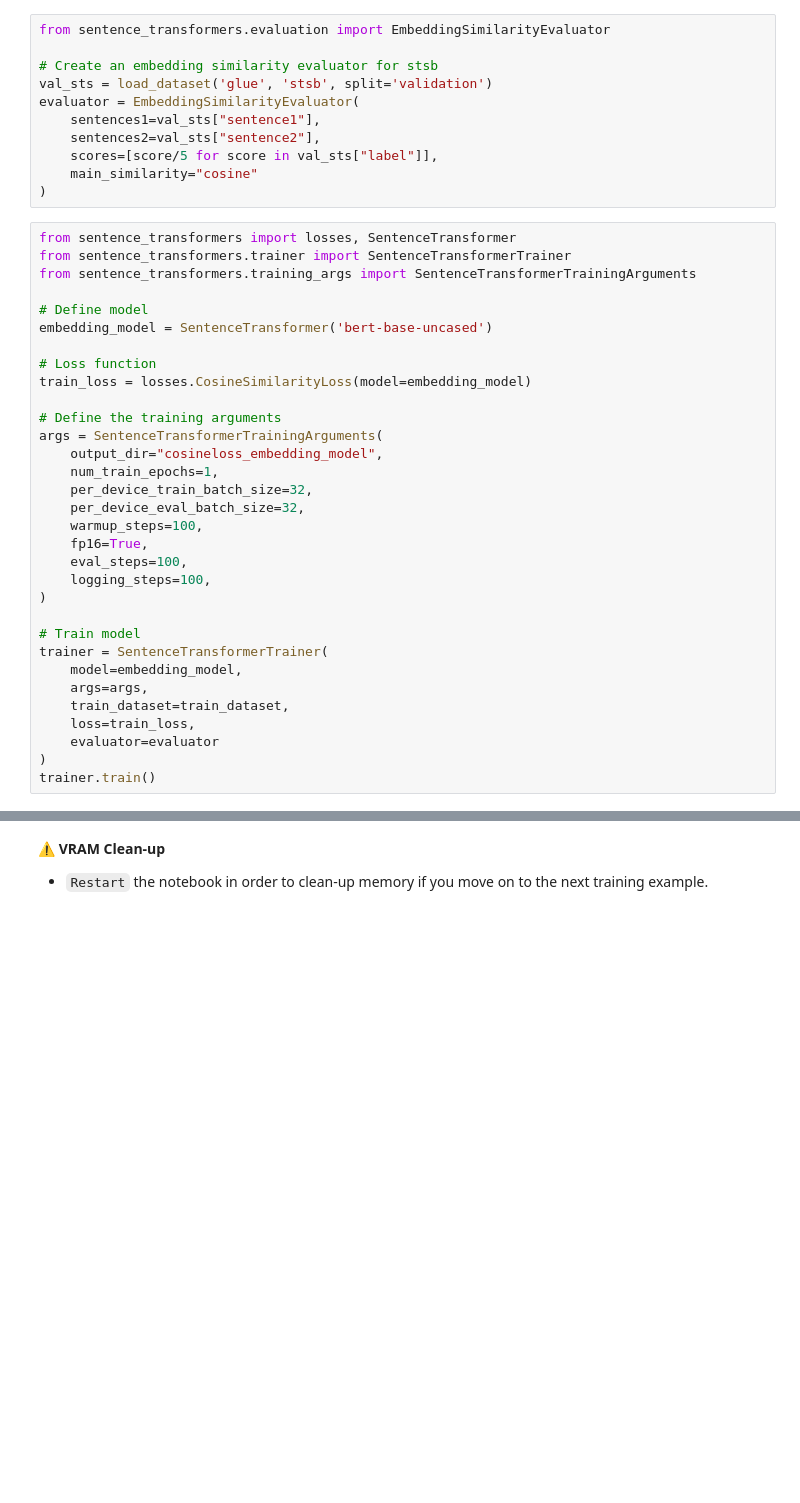
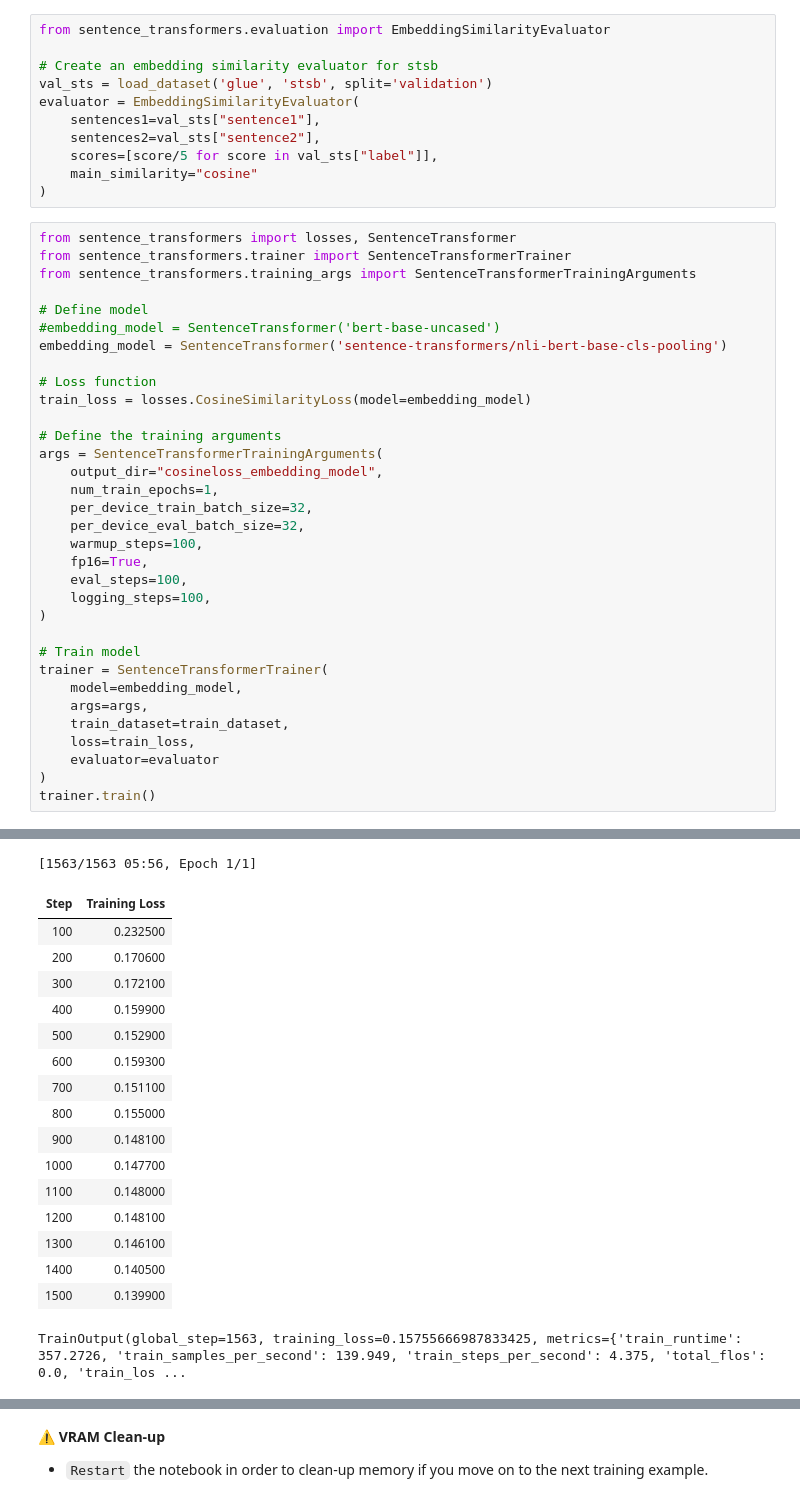
Before and after one commit to maurogatti/ExData_Plotting1, a Jupyter notebook: chapter10/Chapter 10 - Creating Text Embedding Models.ipynb, the cells around one changed output, grey strips where cells are left out. Cells and saved outputs as stored; diff of their text form; blank space fills up the shorter version.

```diff
--- a/chapter10/Chapter 10 - Creating Text Embedding Models.ipynb
+++ b/chapter10/Chapter 10 - Creating Text Embedding Models.ipynb
@@ -183,7 +218,8 @@ from sentence_transformers.trainer import SentenceTransformerTrainer
 from sentence_transformers.training_args import SentenceTransformerTrainingArguments
 
 # Define model
-embedding_model = SentenceTransformer('bert-base-uncased')
+#embedding_model = SentenceTransformer('bert-base-uncased')
+embedding_model = SentenceTransformer('sentence-transformers/nli-bert-base-cls-pooling')
 
 # Loss function
 train_loss = losses.CosineSimilarityLoss(model=embedding_model)
@@ -209,3 +245,4 @@ trainer = SentenceTransformerTrainer(
     evaluator=evaluator
 )
 trainer.train()
+# %% [output]
@@ -212,3 +261,21 @@ trainer.train()
+[1563/1563 05:56, Epoch 1/1]
+| Step | Training Loss |
+| 100 | 0.232500 |
+| 200 | 0.170600 |
+| 300 | 0.172100 |
+| 400 | 0.159900 |
+| 500 | 0.152900 |
+| 600 | 0.159300 |
+| 700 | 0.151100 |
+| 800 | 0.155000 |
+| 900 | 0.148100 |
+| 1000 | 0.147700 |
+| 1100 | 0.148000 |
+| 1200 | 0.148100 |
+| 1300 | 0.146100 |
+| 1400 | 0.140500 |
+| 1500 | 0.139900 |
+TrainOutput(global_step=1563, training_loss=0.15755666987833425, metrics={'train_runtime': 357.2726, 'train_samples_per_second': 139.949, 'train_steps_per_second': 4.375, 'total_flos': 0.0, 'train_los ...
 # %%
 # Evaluate our trained model
 evaluator(embedding_model)
```
Also changed, not shown: parts of 24 cells of this notebook.
